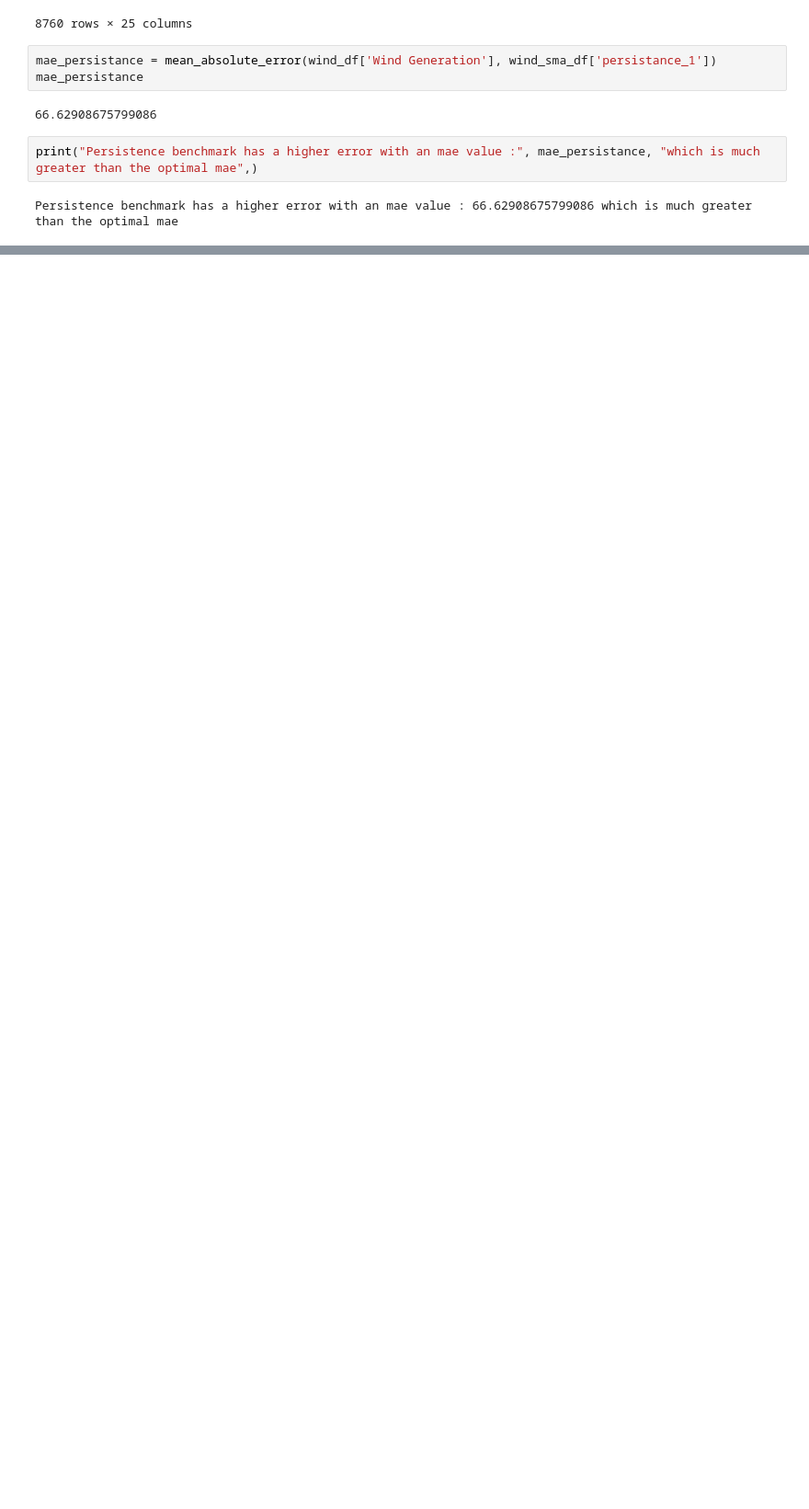
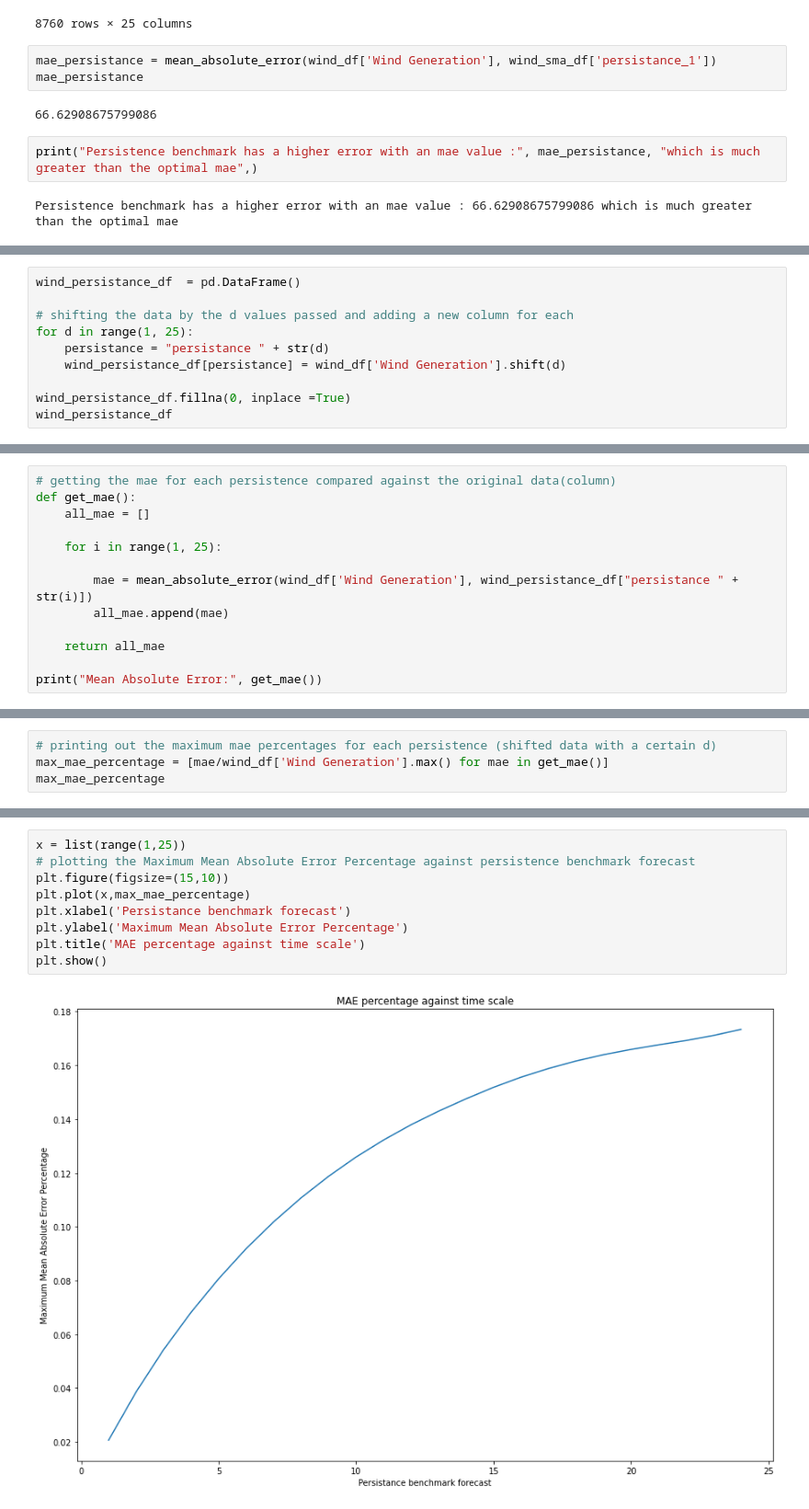
Before and after one commit to yamlakyam/Wind-and-Electricity-Data-Analysis-France, a Jupyter notebook: Data Analysis on Wind Generation.ipynb, the cells around one changed output, grey strips where cells are left out. Shown: that part at 92% size. Drawn from its saved outputs; the diff is of its cells as text; blank space fills up the shorter version.

```diff
--- a/Data Analysis on Wind Generation.ipynb
+++ b/Data Analysis on Wind Generation.ipynb
@@ -468,0 +471,10 @@ Persistence benchmark has a higher error with an mae value : 66.62908675799086 w
+# %%
+wind_persistance_df  = pd.DataFrame()
+
+# shifting the data by the d values passed and adding a new column for each
+for d in range(1, 25):
+    persistance = "persistance " + str(d)
+    wind_persistance_df[persistance] = wind_df['Wind Generation'].shift(d)
+
+wind_persistance_df.fillna(0, inplace =True)
+wind_persistance_df
@@ -468,0 +496,13 @@ Persistence benchmark has a higher error with an mae value : 66.62908675799086 w
+# %%
+# getting the mae for each persistence compared against the original data(column)
+def get_mae():
+    all_mae = []
+
+    for i in range(1, 25):
+
+        mae = mean_absolute_error(wind_df['Wind Generation'], wind_persistance_df["persistance " + str(i)])
+        all_mae.append(mae)
+
+    return all_mae
+
+print("Mean Absolute Error:", get_mae())
@@ -468,0 +511,4 @@ Persistence benchmark has a higher error with an mae value : 66.62908675799086 w
+# %%
+# printing out the maximum mae percentages for each persistence (shifted data with a certain d)
+max_mae_percentage = [mae/wind_df['Wind Generation'].max() for mae in get_mae()]
+max_mae_percentage
@@ -468,0 +533,11 @@ Persistence benchmark has a higher error with an mae value : 66.62908675799086 w
+# %%
+x = list(range(1,25))
+# plotting the Maximum Mean Absolute Error Percentage against persistence benchmark forecast
+plt.figure(figsize=(15,10))
+plt.plot(x,max_mae_percentage)
+plt.xlabel('Persistance benchmark forecast')
+plt.ylabel('Maximum Mean Absolute Error Percentage')
+plt.title('MAE percentage against time scale')
+plt.show()
+# %% [output]
+[figure, added]
```
Also changed, not shown: parts of 4 cells of this notebook.
